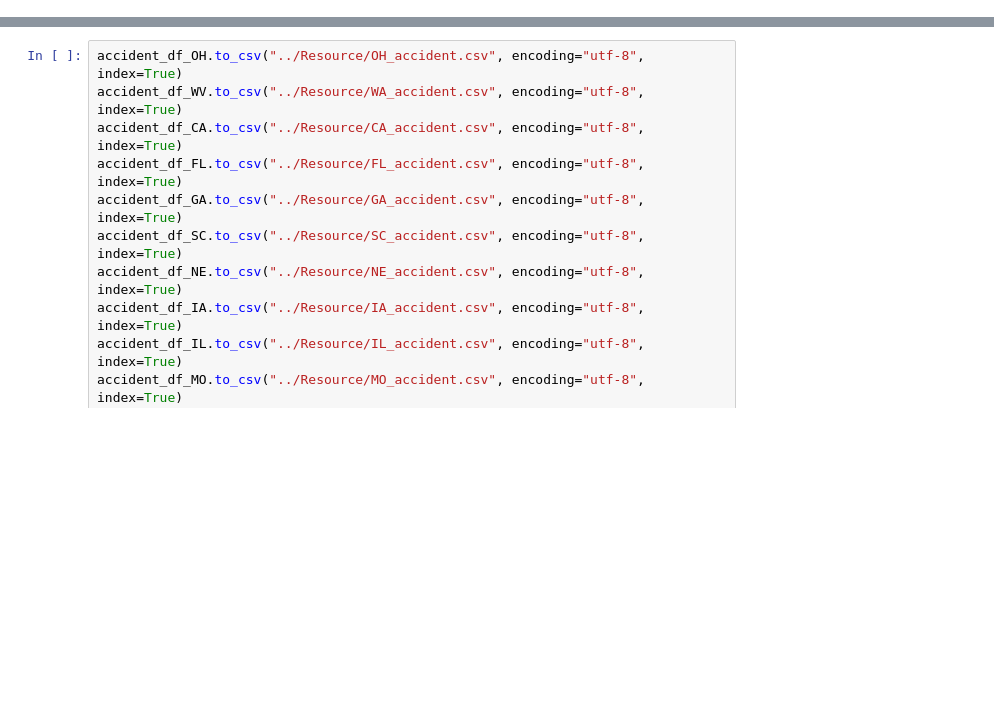
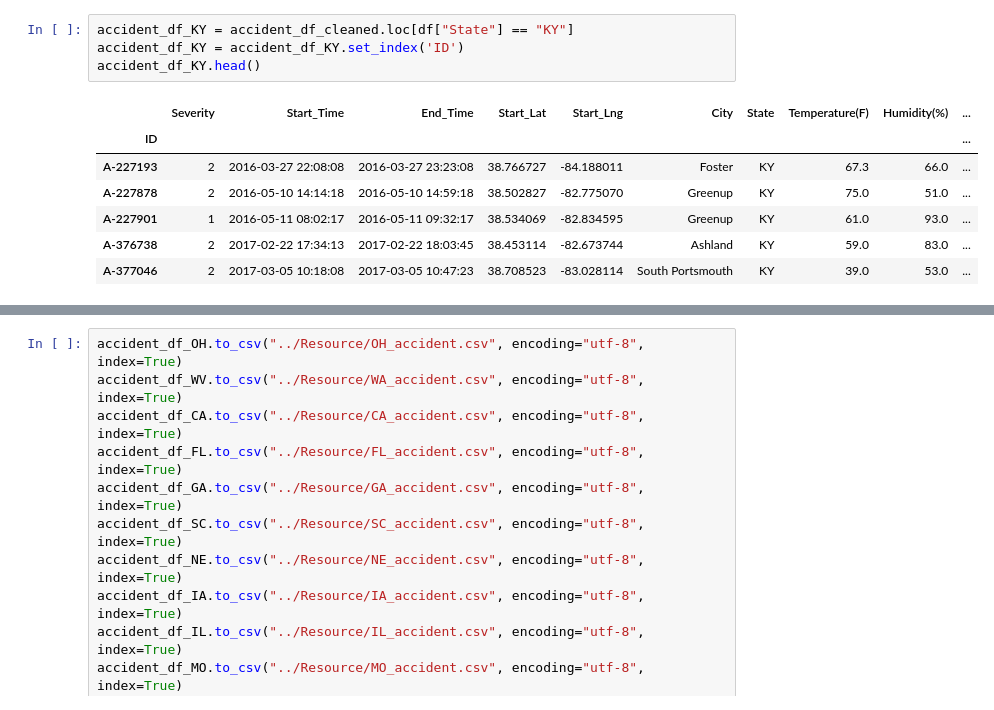
Before and after one commit to chunwong7/Project-2, a Jupyter notebook: codes/datacleanup.ipynb, the cells around one changed output, grey strips where cells are left out. Cells and saved outputs as stored; diff of their text form; blank space fills up the shorter version.

```diff
--- a/codes/datacleanup.ipynb
+++ b/codes/datacleanup.ipynb
@@ -39,3 +337,15 @@ array(['OH', 'WV', 'CA', 'FL', 'GA', 'SC', 'NE', 'IA', 'IL', 'MO', 'WI',
+# %%
+accident_df_KY = accident_df_cleaned.loc[df["State"] == "KY"]
+accident_df_KY = accident_df_KY.set_index('ID')
+accident_df_KY.head()
+# %% [output]
+|  | Severity | Start_Time | End_Time | Start_Lat | Start_Lng | City | State | Temperature(F) | Humidity(%) | ... |
+| ID |  |  |  |  |  |  |  |  |  | ... |
+| A-227193 | 2 | 2016-03-27 22:08:08 | 2016-03-27 23:23:08 | 38.766727 | -84.188011 | Foster | KY | 67.3 | 66.0 | ... |
+| A-227878 | 2 | 2016-05-10 14:14:18 | 2016-05-10 14:59:18 | 38.502827 | -82.775070 | Greenup | KY | 75.0 | 51.0 | ... |
+| A-227901 | 1 | 2016-05-11 08:02:17 | 2016-05-11 09:32:17 | 38.534069 | -82.834595 | Greenup | KY | 61.0 | 93.0 | ... |
+| A-376738 | 2 | 2017-02-22 17:34:13 | 2017-02-22 18:03:45 | 38.453114 | -82.673744 | Ashland | KY | 59.0 | 83.0 | ... |
+| A-377046 | 2 | 2017-03-05 10:18:08 | 2017-03-05 10:47:23 | 38.708523 | -83.028114 | South Portsmouth | KY | 39.0 | 53.0 | ... |
 # %%
 accident_df_OH = accident_df_cleaned.loc[df["State"] == "OH"]
 accident_df_WV = accident_df_cleaned.loc[df["State"] == "WV"]
```
Also changed, not shown: parts of 34 cells of this notebook, 1 other file.
